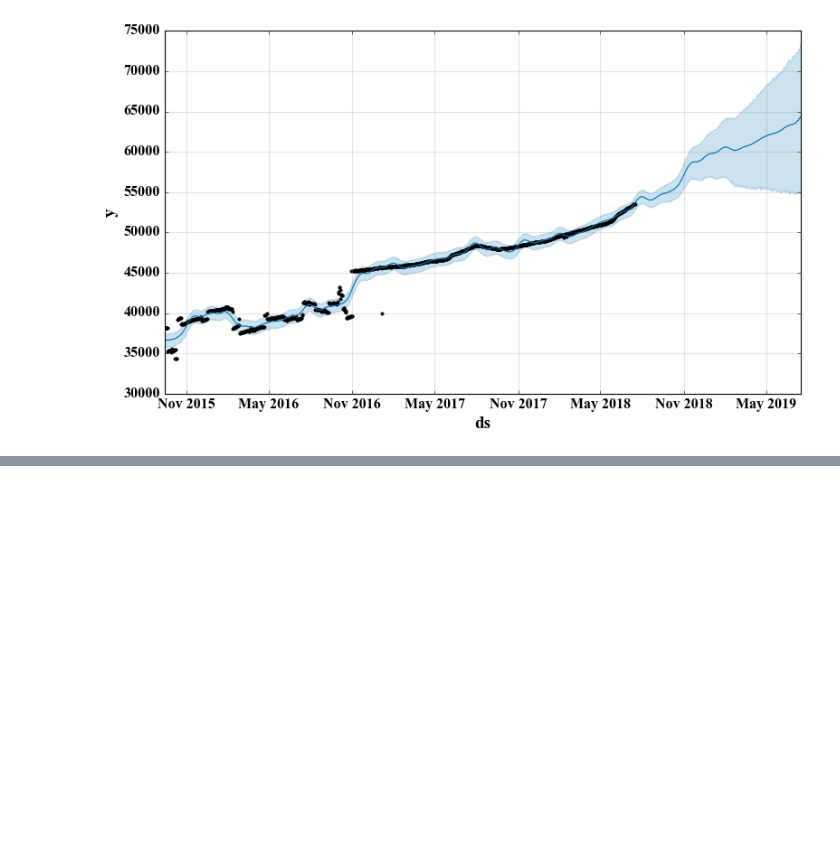
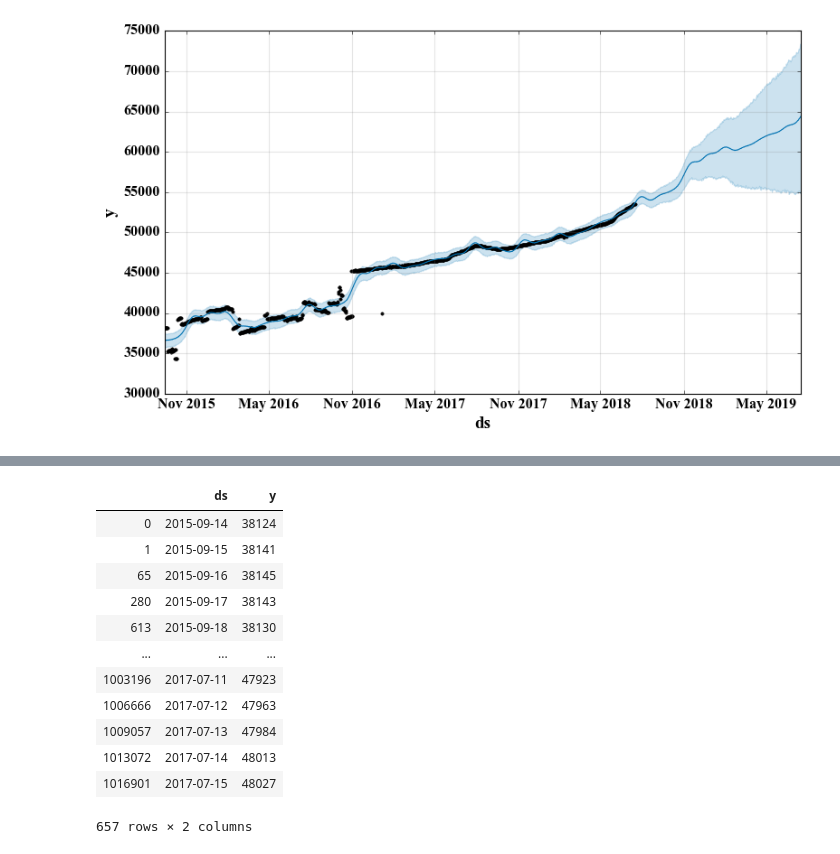
Before and after one commit to mtsafarzadeh/Time_Series_Classification, a Jupyter notebook: linkedin.ipynb, the cells around one changed output, grey strips where cells are left out. Cells and saved outputs as stored; diff of their text form; code cells hidden in the pictures; blank space fills up the shorter version.

```diff
--- a/linkedin.ipynb
+++ b/linkedin.ipynb
@@ -690,0 +699,16 @@ prophet_model.plot(forecast)
+# %%
+df_for_prophet_cut
+# %% [output]
+|  | ds | y |
+| 0 | 2015-09-14 | 38124 |
+| 1 | 2015-09-15 | 38141 |
+| 65 | 2015-09-16 | 38145 |
+| 280 | 2015-09-17 | 38143 |
+| 613 | 2015-09-18 | 38130 |
+| ... | ... | ... |
+| 1003196 | 2017-07-11 | 47923 |
+| 1006666 | 2017-07-12 | 47963 |
+| 1009057 | 2017-07-13 | 47984 |
+| 1013072 | 2017-07-14 | 48013 |
+| 1016901 | 2017-07-15 | 48027 |
+657 rows × 2 columns
```
Also changed, not shown: parts of 6 cells of this notebook.
